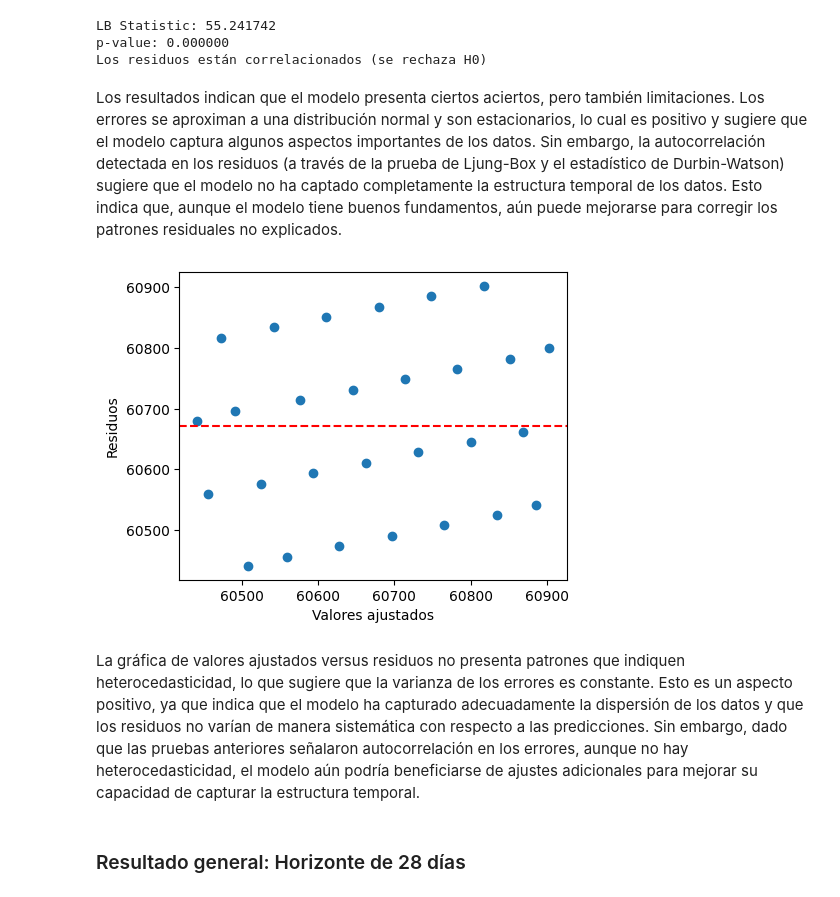
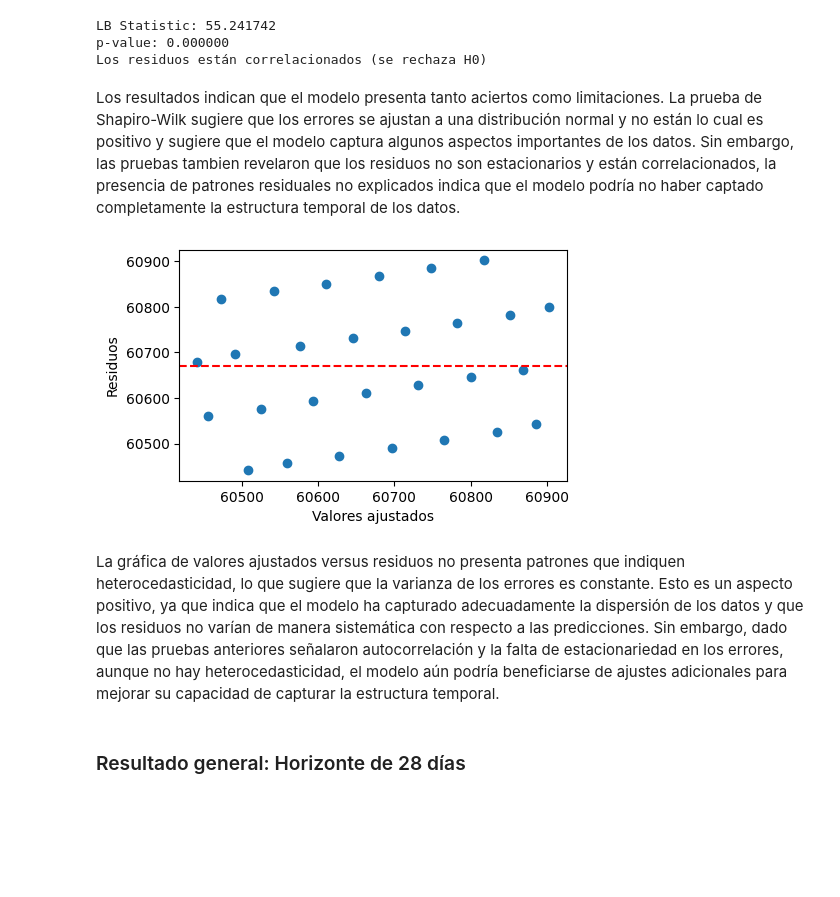
Before and after one commit to cjarango/DataViz, a Jupyter notebook: Act_1_JM.ipynb, the cells around one changed output. Saved outputs shown, nothing was run; the diff lists cells and outputs as text; code cells hidden in the pictures; blank space fills up the shorter version.

```diff
--- a/Act_1_JM.ipynb
+++ b/Act_1_JM.ipynb
@@ -473,17 +500,17 @@ LB Statistic: 55.241742
 p-value: 0.000000
 Los residuos están correlacionados (se rechaza H0)
 # %% [markdown]
-Los resultados indican que el modelo presenta ciertos aciertos, pero también limitaciones. Los errores se aproximan a una distribución normal y son estacionarios, lo cual es positivo y sugiere que el modelo captura algunos aspectos importantes de los datos. Sin embargo, la autocorrelación detectada en los residuos (a través de la prueba de Ljung-Box y el estadístico de Durbin-Watson) sugiere que el modelo no ha captado completamente la estructura temporal de los datos. Esto indica que, aunque el modelo tiene buenos fundamentos, aún puede mejorarse para corregir los patrones residuales no explicados.
+Los resultados indican que el modelo presenta tanto aciertos como limitaciones. La prueba de Shapiro-Wilk sugiere que los errores se ajustan a una distribución normal y no están lo cual es positivo y sugiere que el modelo captura algunos aspectos importantes de los datos. Sin embargo, las pruebas tambien revelaron que los residuos no son estacionarios y están correlacionados, la presencia de patrones residuales no explicados indica que el modelo podría no haber captado completamente la estructura temporal de los datos.
 # %%
 plt.scatter(pronostico, residuos)
-plt.axhline(y=60671.056926, color='r', linestyle='--')
+plt.axhline(y=residuos.mean()[0], color='r', linestyle='--')
 plt.xlabel('Valores ajustados')
 plt.ylabel('Residuos')
 plt.show()
 # %% [output]
-[figure, old version]
+[figure, new version]
 # %% [markdown]
-La gráfica de valores ajustados versus residuos no presenta patrones que indiquen heterocedasticidad, lo que sugiere que la varianza de los errores es constante. Esto es un aspecto positivo, ya que indica que el modelo ha capturado adecuadamente la dispersión de los datos y que los residuos no varían de manera sistemática con respecto a las predicciones. Sin embargo, dado que las pruebas anteriores señalaron autocorrelación en los errores, aunque no hay heterocedasticidad, el modelo aún podría beneficiarse de ajustes adicionales para mejorar su capacidad de capturar la estructura temporal.
+La gráfica de valores ajustados versus residuos no presenta patrones que indiquen heterocedasticidad, lo que sugiere que la varianza de los errores es constante. Esto es un aspecto positivo, ya que indica que el modelo ha capturado adecuadamente la dispersión de los datos y que los residuos no varían de manera sistemática con respecto a las predicciones. Sin embargo, dado que las pruebas anteriores señalaron autocorrelación y la falta de estacionariedad en los errores, aunque no hay heterocedasticidad, el modelo aún podría beneficiarse de ajustes adicionales para mejorar su capacidad de capturar la estructura temporal.
 # %% [markdown]
 ### Resultado general: Horizonte de 28 días
 # %%
```
Also changed, not shown: parts of 175 cells of this notebook.
